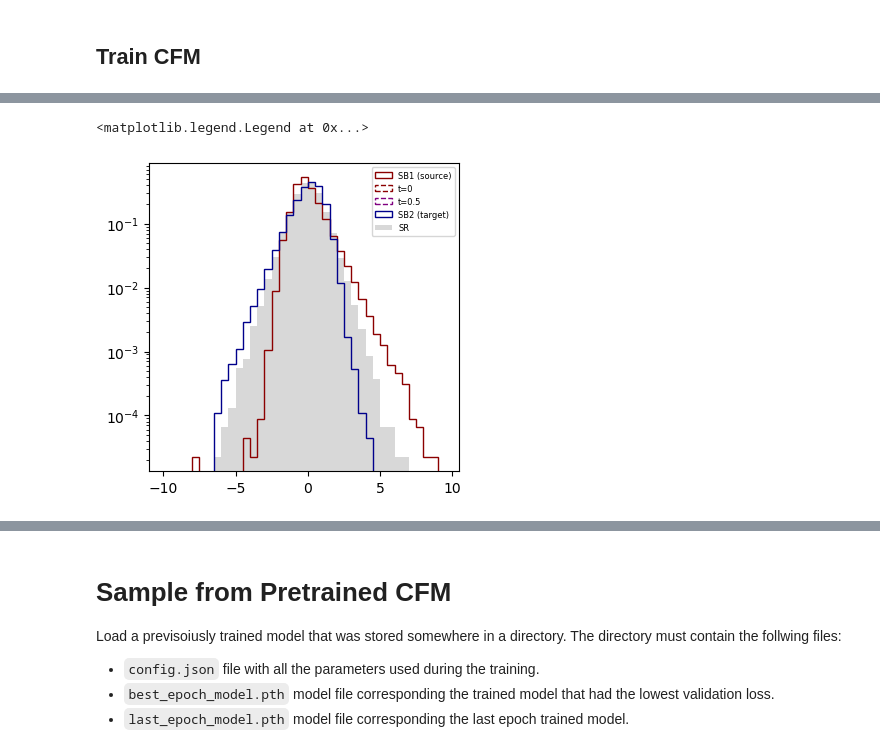
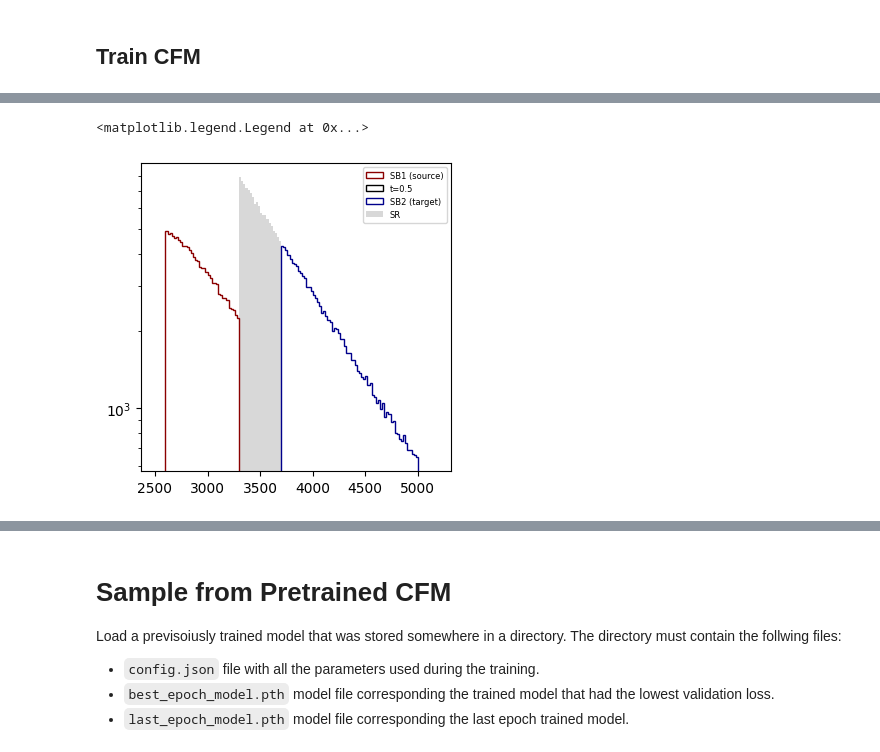
Before and after one commit to dfaroughy/DynGenModels, a Jupyter notebook: experiments/LHCO_olympics/lhco.ipynb, the cells around one changed output, grey strips where cells are left out. Saved outputs shown, nothing was run; the diff lists cells and outputs as text; code cells hidden in the pictures.

Commit message:
lhco model update

```diff
--- a/experiments/LHCO_olympics/lhco.ipynb
+++ b/experiments/LHCO_olympics/lhco.ipynb
@@ -55,14 +55,14 @@ INFO: created directory: ../../results/LHCOlympics.CondFlowMatch.MLP.2023.11.06_
 | num_gen_samples     | 10000                                                                    |
 +---------------------+--------------------------------------------------------------------------+
 # %%
-from DynGenModels.datamodules.lhco.datasets import LHCOlympicsHighLevelDataset, LHCOlympicsDataset
+from DynGenModels.datamodules.lhco.datasets import LHCOlympicsHighLevelDataset
 from DynGenModels.datamodules.lhco.dataloader import LHCOlympicsDataLoader
 from DynGenModels.models.deep_nets import MLP
-from DynGenModels.dynamics.cnf.condflowmatch import SimplifiedCondFlowMatching
+from DynGenModels.dynamics.cnf.condflowmatch import OptimalTransportFlowMatching
 from DynGenModels.trainer.trainer import DynGenModelTrainer
 
 lhco = LHCOlympicsHighLevelDataset(configs)
-cfm = DynGenModelTrainer(dynamics = SimplifiedCondFlowMatching(configs),
+cfm = DynGenModelTrainer(dynamics = OptimalTransportFlowMatching(configs),
                          model = MLP(configs),
                          dataloader = LHCOlympicsDataLoader(lhco, configs),
                          configs = configs)
@@ -96,11 +105,13 @@ early stopping triggered! Reached maximum patience at 2199 epochs
 # %%
 from DynGenModels.pipelines.SamplingPipeline import FlowMatchPipeline
-from DynGenModels.datamodules.lhco.dataprocess import PostProcessLHCOlympicsHighLevelData
+from DynGenModels.datamodules.lhco.dataprocess import PreProcessLHCOlympicsHighLevelData, PostProcessLHCOlympicsHighLevelData
 
 pipeline = FlowMatchPipeline(trained_model=cfm,
-                             source_input=lhco.source_preprocess,
                              configs=configs,
+                             preprocessor= PreProcessLHCOlympicsHighLevelData,
                              postprocessor= PostProcessLHCOlympicsHighLevelData,
                              best_epoch_model=True)
+
+pipeline.generate_samples(input_source=lhco.source)
 # %% [output]
 INFO: neural ODE solver with midpoint method and steps=500
@@ -108,27 +146,66 @@ INFO: post-processing sampled data with ['inverse_standardize', 'inverse_logit_t
 # %%
 import matplotlib.pyplot as plt
 
 log = True
-bins = np.arange(-10,10,0.5)
+density = False
+bins = np.arange(2500, 5200, 20)
 
 fig, ax = plt.subplots(1, 1, figsize=(4,4))
-plt.hist(lhco.source_preprocess[...,0], bins=bins, histtype='step', color='darkred', label='SB1 (source)', log=log, density=True)
-plt.hist(pipeline.source[...,0], bins=bins, histtype='step', color='darkred', ls='--',label='t=0', log=log, density=True)
-plt.hist(pipeline.midway[...,0], bins=bins, histtype='step', color='purple', ls='--',label='t=0.5', log=log, density=True)
-plt.hist(lhco.target_preprocess[...,0], bins=bins, histtype='step', color='darkblue',  label='SB2 (target)', log=log, density=True)
-plt.hist(lhco.background_preprocess[...,0],bins=bins, histtype='stepfilled', color='gray', alpha=0.3, label='SR', log=log, density=True)
+plt.hist(lhco.source[...,0], bins=bins, histtype='step', color='darkred', label='SB1 (source)', log=log, density=density)
+plt.hist(pipeline.trajectories[-1][...,0], bins=bins, histtype='step', color='k', label='t=0.5', log=log, density=density)
+plt.hist(lhco.target[...,0], bins=bins, histtype='step', color='darkblue',  label='SB2 (target)', log=log, density=density)
+plt.hist(lhco.background[...,0],bins=bins, histtype='stepfilled', color='gray', alpha=0.3, label='SR', log=log, density=density)
+# ax.set_ylim(5e-5, 1e-2)
 plt.legend(fontsize=6)
 
-log = True
-bins = np.arange(-5,5,0.5)
+# log = True
+# bins = 100
 
-fig, ax = plt.subplots(1, 1, figsize=(4,4))
-plt.hist(lhco.source_preprocess[...,1], bins=bins, histtype='step', color='darkred', label='SB1 (source)', log=log, density=True)
-plt.hist(pipeline.source[...,1], bins=bins, histtype='step', color='darkred', ls='--',label='t=0', log=log, density=True)
-plt.hist(pipeline.midway[...,1], bins=bins, histtype='step', color='purple', ls='--',label='t=0.5', log=log, density=True)
-plt.hist(lhco.target_preprocess[...,1], bins=bins, histtype='step', color='darkblue',  label='SB2 (target)', log=log, density=True)
-plt.hist(lhco.background_preprocess[...,1],bins=bins, histtype='stepfilled', color='gray', alpha=0.3, label='SR', log=log, density=True)
-plt.legend(fontsize=6)
+# fig, ax = plt.subplots(1, 1, figsize=(4,4))
+# plt.hist(lhco.source[...,1], bins=bins, histtype='step', color='darkred', label='SB1 (source)', log=log, density=True)
+# # plt.hist(pipeline.quarter[...,1], bins=bins, histtype='step', color='darkred', ls=':', label='t=1.0', log=log, density=True)
+# plt.hist(pipeline.midway[...,1], bins=bins, histtype='step', color='k', label='t=0.5', log=log, density=True)
+# # plt.hist(pipeline.target[...,1], bins=bins, histtype='step', color='purple', ls=':', label='t=1.0', log=log, density=True)
+# plt.hist(lhco.target[...,1], bins=bins, histtype='step', color='darkblue',  label='SB2 (target)', log=log, density=True)
+# plt.hist(lhco.background[...,1],bins=bins, histtype='stepfilled', color='gray', alpha=0.3, label='SR', log=log, density=True)
+# plt.legend(fontsize=6)
+
+
+# log = True
+# bins = 100
+
+# fig, ax = plt.subplots(1, 1, figsize=(4,4))
+# plt.hist(lhco.source[...,2], bins=bins, histtype='step', color='darkred', label='SB1 (source)', log=log, density=True)
+# # plt.hist(pipeline.quarter[...,2], bins=bins, histtype='step', color='darkred', ls=':', label='t=1.0', log=log, density=True)
+# plt.hist(pipeline.midway[...,2], bins=bins, histtype='step', color='k', label='t=0.5', log=log, density=True)
+# # plt.hist(pipeline.target[...,2], bins=bins, histtype='step', color='purple', ls=':', label='t=1.0', log=log, density=True)
+# plt.hist(lhco.target[...,2], bins=bins, histtype='step', color='darkblue',  label='SB2 (target)', log=log, density=True)
+# plt.hist(lhco.background[...,2],bins=bins, histtype='stepfilled', color='gray', alpha=0.3, label='SR', log=log, density=True)
+# plt.legend(fontsize=6)
+
+# log = True
+# bins = 100
+
+# fig, ax = plt.subplots(1, 1, figsize=(4,4))
+# plt.hist(lhco.source[...,3], bins=bins, histtype='step', color='darkred', label='SB1 (source)', log=log, density=True)
+# # plt.hist(pipeline.quarter[...,3], bins=bins, histtype='step', color='darkred', ls=':', label='t=1.0', log=log, density=True)
+# plt.hist(pipeline.midway[...,3], bins=bins, histtype='step', color='k', label='t=0.5', log=log, density=True)
+# # plt.hist(pipeline.target[...,3], bins=bins, histtype='step', color='purple', ls=':', label='t=1.0', log=log, density=True)
+# plt.hist(lhco.target[...,3], bins=bins, histtype='step', color='darkblue',  label='SB2 (target)', log=log, density=True)
+# plt.hist(lhco.background[...,3],bins=bins, histtype='stepfilled', color='gray', alpha=0.3, label='SR', log=log, density=True)
+# plt.legend(fontsize=6)
+
+# log = True
+# bins = 100
+
+# fig, ax = plt.subplots(1, 1, figsize=(4,4))
+# plt.hist(lhco.source[...,4], bins=bins, histtype='step', color='darkred', label='SB1 (source)', log=log, density=True)
+# # plt.hist(pipeline.quarter[...,4], bins=bins, histtype='step', color='darkred', ls=':', label='t=1.0', log=log, density=True)
+# plt.hist(pipeline.midway[...,4], bins=bins, histtype='step', color='k', label='t=0.5', log=log, density=True)
+# # plt.hist(pipeline.target[...,4], bins=bins, histtype='step', color='purple', ls=':', label='t=1.0', log=log, density=True)
+# plt.hist(lhco.target[...,4], bins=bins, histtype='step', color='darkblue',  label='SB2 (target)', log=log, density=True)
+# plt.hist(lhco.background[...,4],bins=bins, histtype='stepfilled', color='gray', alpha=0.3, label='SR', log=log, density=True)
+# plt.legend(fontsize=6)
 # %% [output]
 <matplotlib.legend.Legend at 0x...>
-[figure, old version]
+[figure, new version]
```
Also changed, not shown: parts of 8 cells of this notebook, 6 other files.
